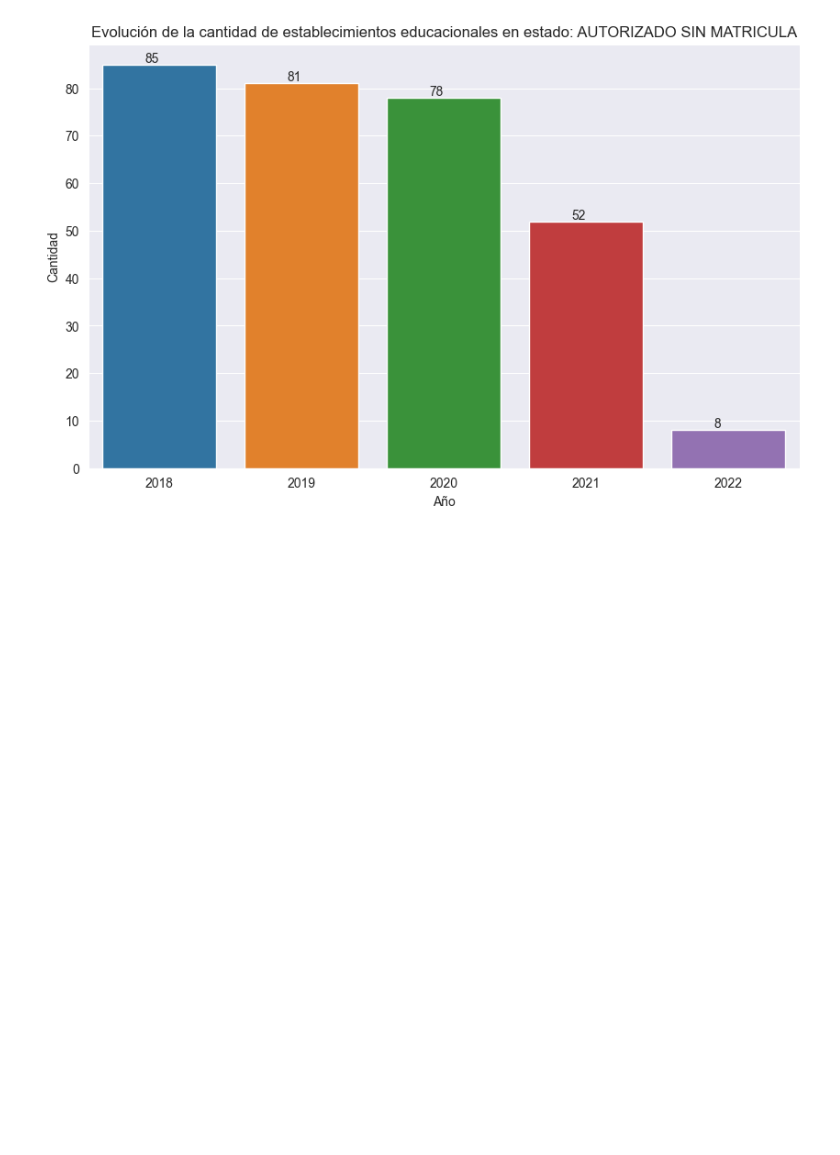
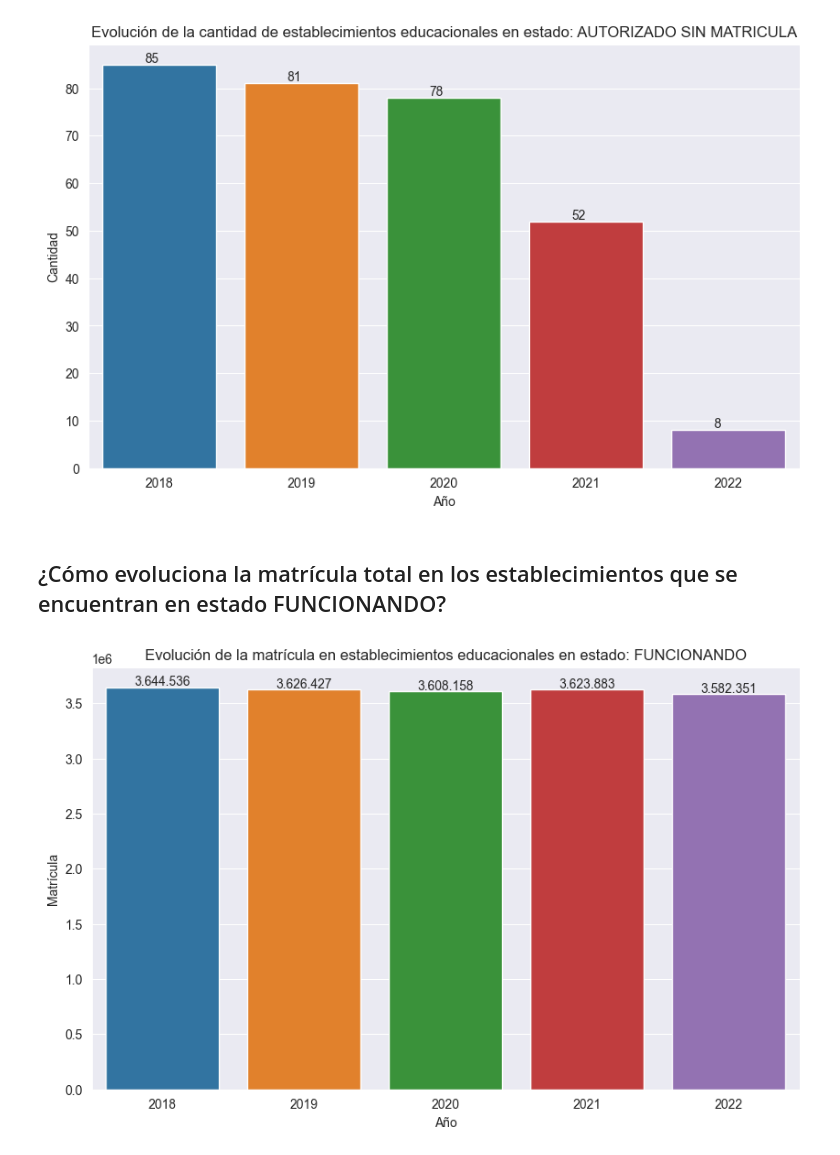
Before and after one commit to gonzakayunawel/datos_abiertos_mineduc, a Jupyter notebook: evolucion_data_EE.ipynb, the cells around one changed output. Drawn from its saved outputs; the diff is of its cells as text; code cells hidden in the pictures; blank space fills up the shorter version.

```diff
--- a/evolucion_data_EE.ipynb
+++ b/evolucion_data_EE.ipynb
@@ -91,9 +92,9 @@ df_edu_inst_by_year = pd.DataFrame(data_dict)
 # %%
 sns.set_style("darkgrid")
 plt.figure(figsize=(10,6))
-sns.barplot(df_edu_inst_by_year, x="Año", y="Cantidad")
-for v, i in enumerate(df_edu_inst_by_year["Cantidad"]):
-    plt.text(v-0.1, i+25, s=str(i) )
+sns.barplot(df_edu_inst_by_year_cerr, x="Año", y="Cantidad")
+for v, i in enumerate(df_edu_inst_by_year_cerr["Cantidad"]):
+    plt.text(v-0.1, i+25, s="{:,}".format(i).replace(",",".") )
     plt.title("Evolución de la cantidad de establecimientos educacionales en estado: CERRADO")
 plt.show()
 # %% [output]
@@ -102,22 +103,45 @@ plt.show()
 ### Autorizado sin matrícula
 # %%
 # Extraer la cantidad por año desde cada dataset
-qty_educacional_institutions_by_year = []
+qty_educacional_institutions_by_year_aut_sin_mat = []
 for df in data_2022_2018:
-    qty_educacional_institutions_by_year.append(df[(df.ESTADO_ESTAB == 4)].count()[0])
+    qty_educacional_institutions_by_year_aut_sin_mat.append(df[(df.ESTADO_ESTAB == 4)].count()[0])
 
 years = [year for year in range(2018, 2023)]
 
 # Guardamos la data en dataset
-data_dict = {"Año":years,"Cantidad":qty_educacional_institutions_by_year}
-df_edu_inst_by_year = pd.DataFrame(data_dict)
+data_dict = {"Año":years,"Cantidad":qty_educacional_institutions_by_year_aut_sin_mat}
+df_edu_inst_by_year_aut_sin_mat = pd.DataFrame(data_dict)
 # %%
 sns.set_style("darkgrid")
 plt.figure(figsize=(10,6))
-sns.barplot(df_edu_inst_by_year, x="Año", y="Cantidad")
-for v, i in enumerate(df_edu_inst_by_year["Cantidad"]):
+sns.barplot(df_edu_inst_by_year_aut_sin_mat, x="Año", y="Cantidad")
+for v, i in enumerate(df_edu_inst_by_year_aut_sin_mat["Cantidad"]):
     plt.text(v-0.1, i+0.5, s=str(i) )
     plt.title("Evolución de la cantidad de establecimientos educacionales en estado: AUTORIZADO SIN MATRICULA")
 plt.show()
 # %% [output]
 [figure]
+# %% [markdown]
+## ¿Cómo evoluciona la matrícula total en los establecimientos que se encuentran en estado FUNCIONANDO?
+# %%
+# Extraer la cantidad por año desde cada dataset
+students_qty_educacional_institutions_by_year = []
+for df in data_2022_2018:
+    students_qty_educacional_institutions_by_year.append(df[(df.ESTADO_ESTAB == 1)].MAT_TOTAL.sum())
+
+years = [year for year in range(2018, 2023)]
+
+# Guardamos la data en dataset
+data_dict = {"Año":years,"Matrícula":students_qty_educacional_institutions_by_year}
+df_students_qty_edu_inst_by_year = pd.DataFrame(data_dict)
+# %%
+sns.set_style("darkgrid")
+plt.figure(figsize=(10,6))
+sns.barplot(df_students_qty_edu_inst_by_year, x="Año", y="Matrícula")
+for v, i in enumerate(df_students_qty_edu_inst_by_year["Matrícula"]):
+    plt.text(v-0.2, i+10**4.2, s="{:,}".format(i).replace(",","."))
+    plt.title("Evolución de la matrícula en establecimientos educacionales en estado: FUNCIONANDO")
+plt.show()
+# %% [output]
+[figure, added]
```
Also changed, not shown: parts of 7 cells of this notebook.
